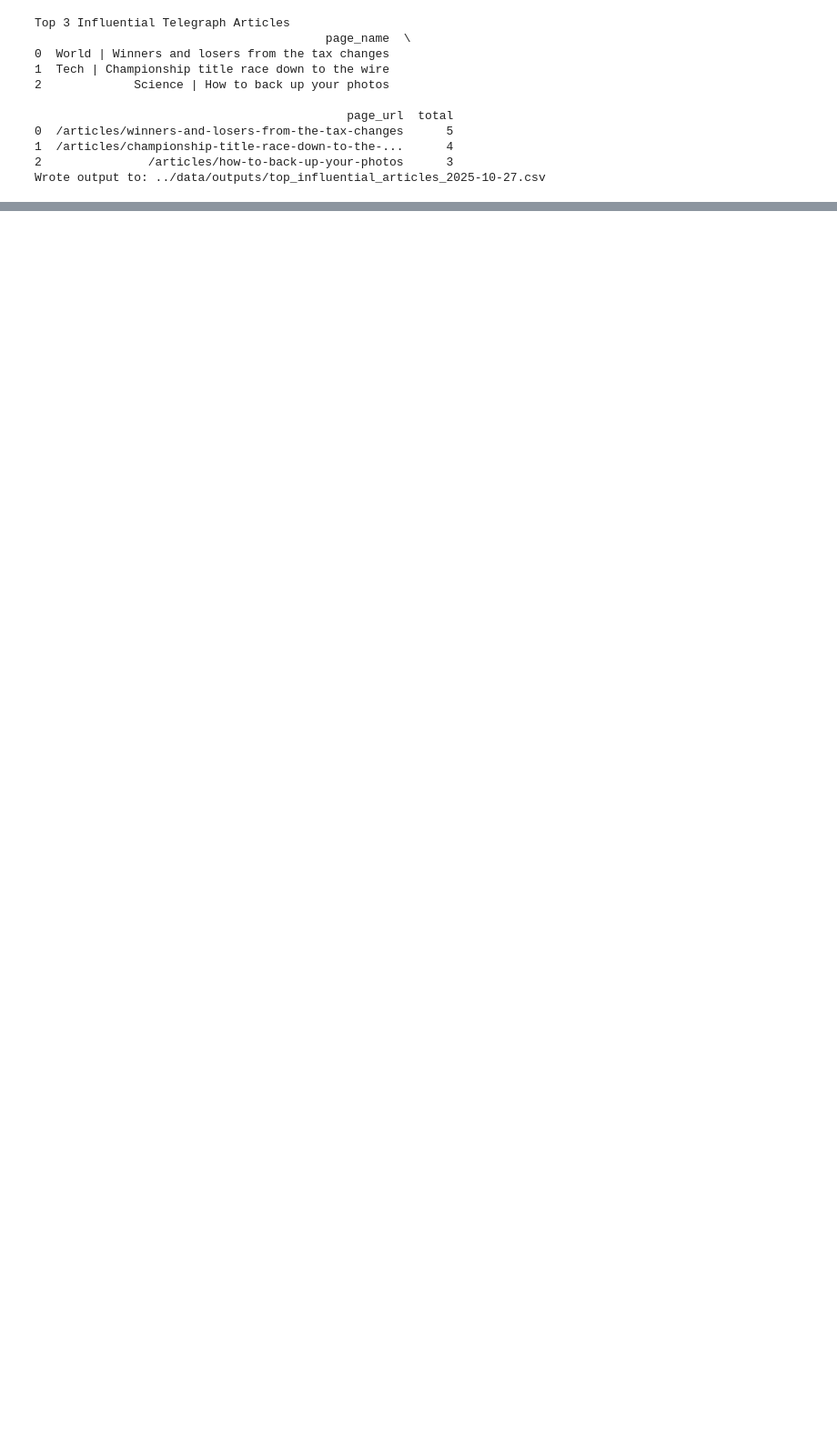
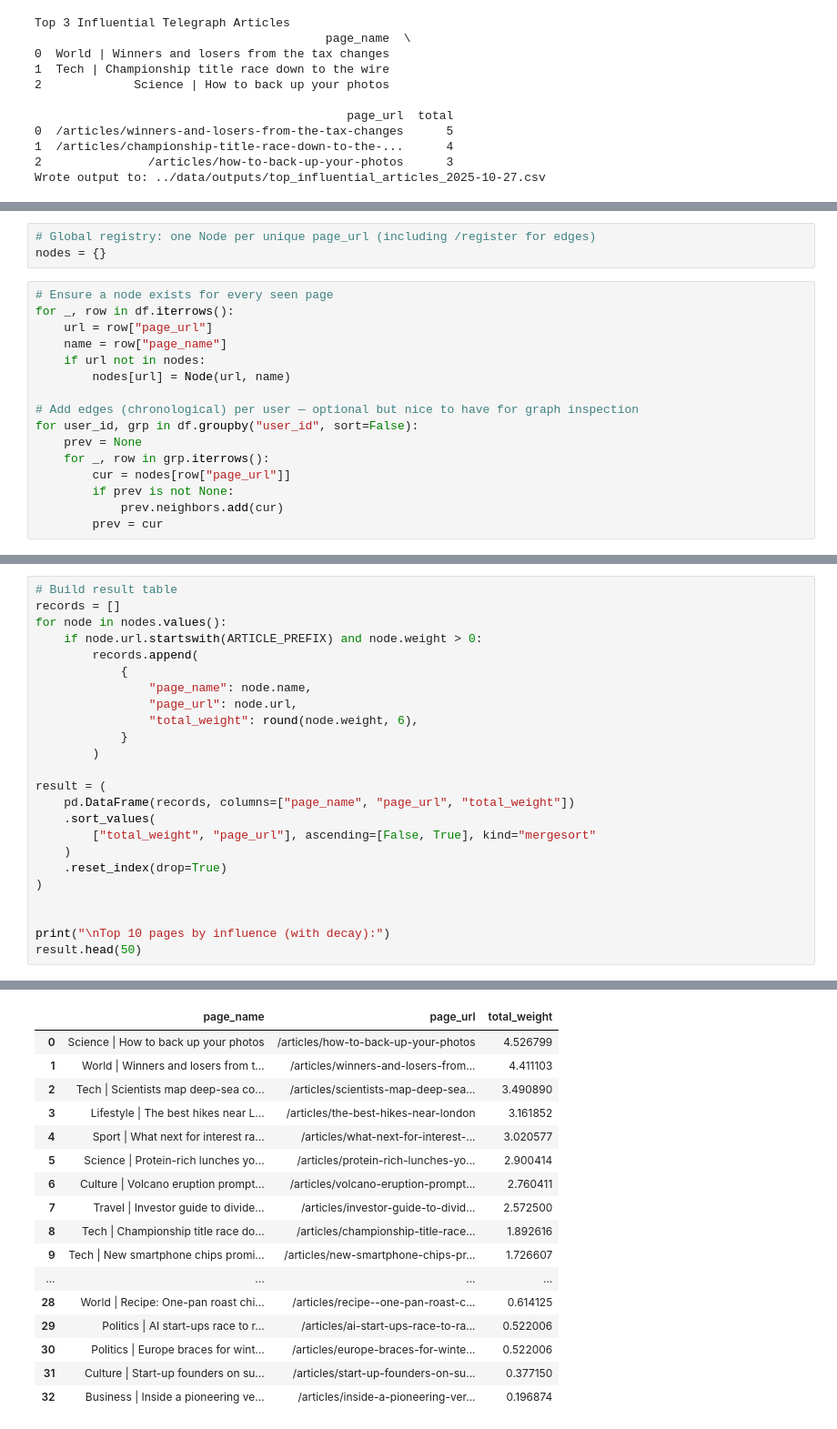
Before and after one commit to Pulkit12dhingra/Hitlog_Processing, a Jupyter notebook: notebooks/data_exploration.ipynb, the cells around one changed output, grey strips where cells are left out. Shown: that part at 91% size. Cells and saved outputs as stored; diff of their text form; blank space fills up the shorter version.

```diff
--- a/notebooks/data_exploration.ipynb
+++ b/notebooks/data_exploration.ipynb
@@ -459,0 +724,19 @@ Wrote output to: ../data/outputs/top_influential_articles_2025-10-27.csv
+# %%
+# Global registry: one Node per unique page_url (including /register for edges)
+nodes = {}
+# %%
+# Ensure a node exists for every seen page
+for _, row in df.iterrows():
+    url = row["page_url"]
+    name = row["page_name"]
+    if url not in nodes:
+        nodes[url] = Node(url, name)
+
+# Add edges (chronological) per user — optional but nice to have for graph inspection
+for user_id, grp in df.groupby("user_id", sort=False):
+    prev = None
+    for _, row in grp.iterrows():
+        cur = nodes[row["page_url"]]
+        if prev is not None:
+            prev.neighbors.add(cur)
+        prev = cur
@@ -459,0 +778,25 @@ Wrote output to: ../data/outputs/top_influential_articles_2025-10-27.csv
+# %%
+# Build result table
+records = []
+for node in nodes.values():
+    if node.url.startswith(ARTICLE_PREFIX) and node.weight > 0:
+        records.append(
+            {
+                "page_name": node.name,
+                "page_url": node.url,
+                "total_weight": round(node.weight, 6),
+            }
+        )
+
+result = (
+    pd.DataFrame(records, columns=["page_name", "page_url", "total_weight"])
+    .sort_values(
+        ["total_weight", "page_url"], ascending=[False, True], kind="mergesort"
+    )
+    .reset_index(drop=True)
+)
+
+
+print("\nTop 10 pages by influence (with decay):")
+result.head(50)
+# %% [output]
@@ -459,0 +804,17 @@ Wrote output to: ../data/outputs/top_influential_articles_2025-10-27.csv
+|  | page_name | page_url | total_weight |
+| 0 | Science | How to back up your photos | /articles/how-to-back-up-your-photos | 4.526799 |
+| 1 | World | Winners and losers from t... | /articles/winners-and-losers-from... | 4.411103 |
+| 2 | Tech | Scientists map deep-sea co... | /articles/scientists-map-deep-sea... | 3.490890 |
+| 3 | Lifestyle | The best hikes near L... | /articles/the-best-hikes-near-london | 3.161852 |
+| 4 | Sport | What next for interest ra... | /articles/what-next-for-interest-... | 3.020577 |
+| 5 | Science | Protein-rich lunches yo... | /articles/protein-rich-lunches-yo... | 2.900414 |
+| 6 | Culture | Volcano eruption prompt... | /articles/volcano-eruption-prompt... | 2.760411 |
+| 7 | Travel | Investor guide to divide... | /articles/investor-guide-to-divid... | 2.572500 |
+| 8 | Tech | Championship title race do... | /articles/championship-title-race... | 1.892616 |
+| 9 | Tech | New smartphone chips promi... | /articles/new-smartphone-chips-pr... | 1.726607 |
+| ... | ... | ... | ... |
+| 28 | World | Recipe: One-pan roast chi... | /articles/recipe--one-pan-roast-c... | 0.614125 |
+| 29 | Politics | AI start-ups race to r... | /articles/ai-start-ups-race-to-ra... | 0.522006 |
+| 30 | Politics | Europe braces for wint... | /articles/europe-braces-for-winte... | 0.522006 |
+| 31 | Culture | Start-up founders on su... | /articles/start-up-founders-on-su... | 0.377150 |
+| 32 | Business | Inside a pioneering ve... | /articles/inside-a-pioneering-ver... | 0.196874 |
```
Also changed, not shown: parts of 23 cells of this notebook, 1 other file.
